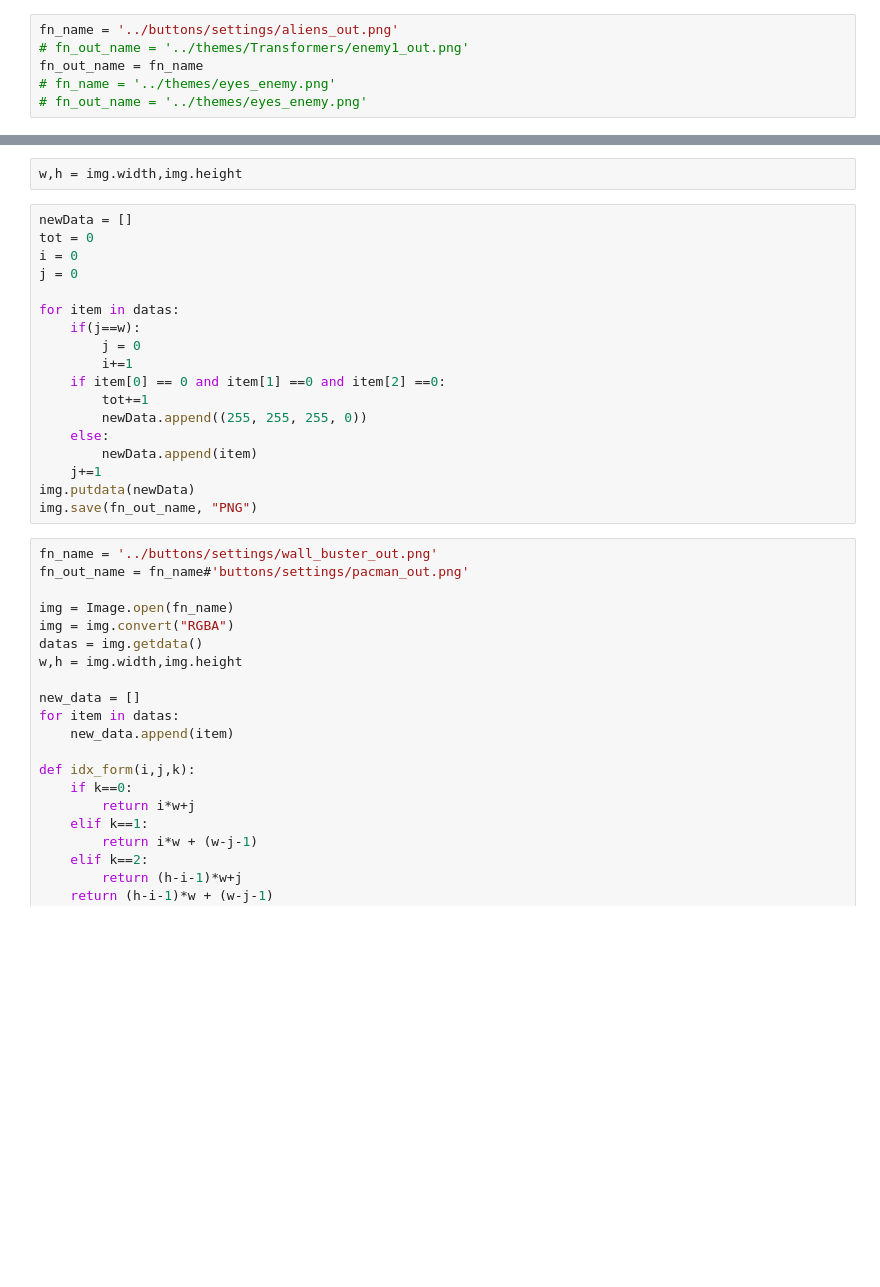
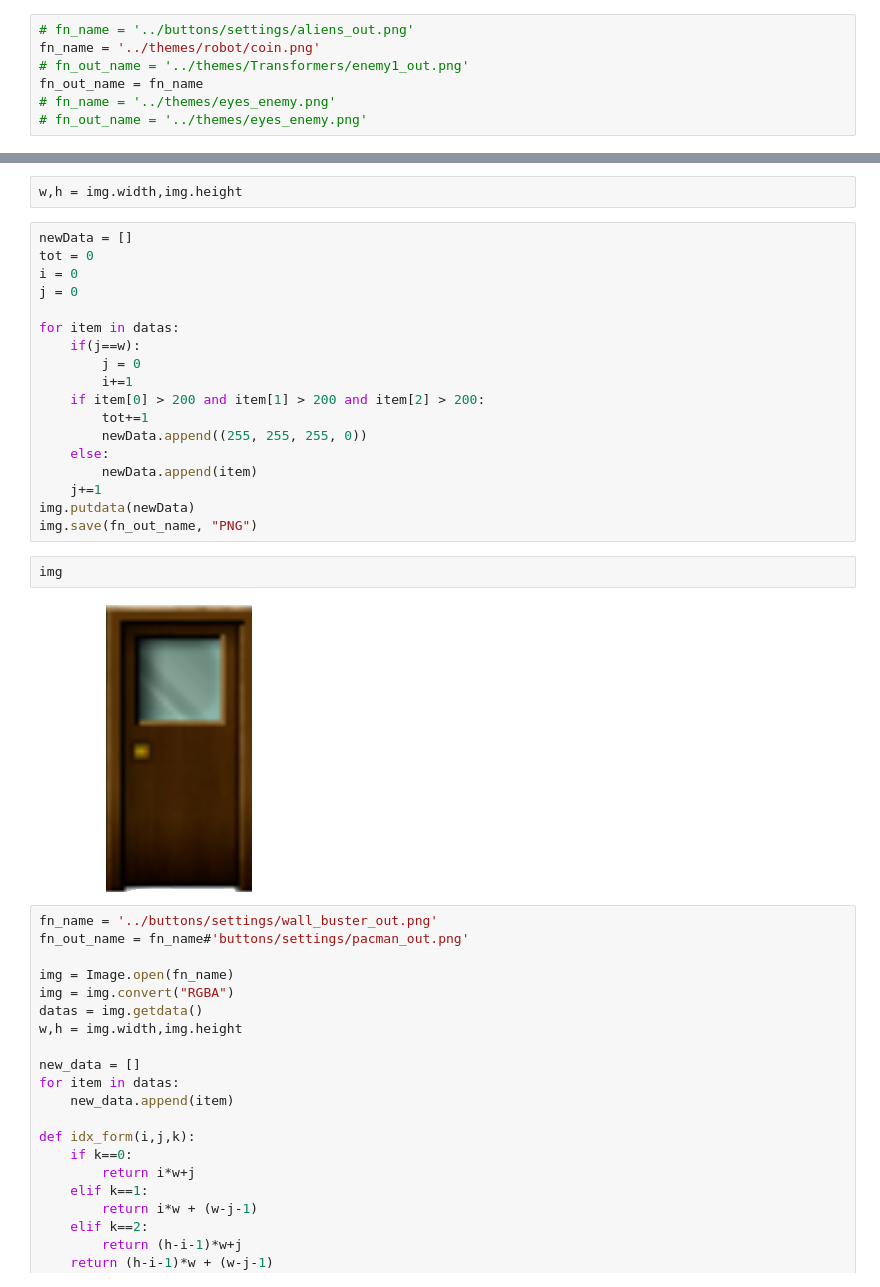
Before and after one commit to Harsh14901/COP290-Pacman, a Jupyter notebook: assets/scripts/Transparent.ipynb, the cells around one changed output, grey strips where cells are left out. Cells and saved outputs as stored; diff of their text form; blank space fills up the shorter version.

```diff
--- a/assets/scripts/Transparent.ipynb
+++ b/assets/scripts/Transparent.ipynb
@@ -1,7 +1,8 @@
 # %%
 from PIL import Image,ImageOps
 # %%
-fn_name = '../buttons/settings/aliens_out.png'
+# fn_name = '../buttons/settings/aliens_out.png'
+fn_name = '../themes/robot/coin.png'
 # fn_out_name = '../themes/Transformers/enemy1_out.png'
 fn_out_name = fn_name
 # fn_name = '../themes/eyes_enemy.png'
@@ -23,7 +24,7 @@ for item in datas:
     if(j==w):
         j = 0
         i+=1
-    if item[0] == 0 and item[1] ==0 and item[2] ==0:
+    if item[0] > 200 and item[1] > 200 and item[2] > 200:
         tot+=1
         newData.append((255, 255, 255, 0))
     else:
@@ -31,6 +32,10 @@ for item in datas:
     j+=1
 img.putdata(newData)
 img.save(fn_out_name, "PNG")
+# %%
+img
+# %% [output]
+[figure, added]
 # %%
 fn_name = '../buttons/settings/wall_buster_out.png'
 fn_out_name = fn_name#'buttons/settings/pacman_out.png'
```
Also changed, not shown: 8 other files.
